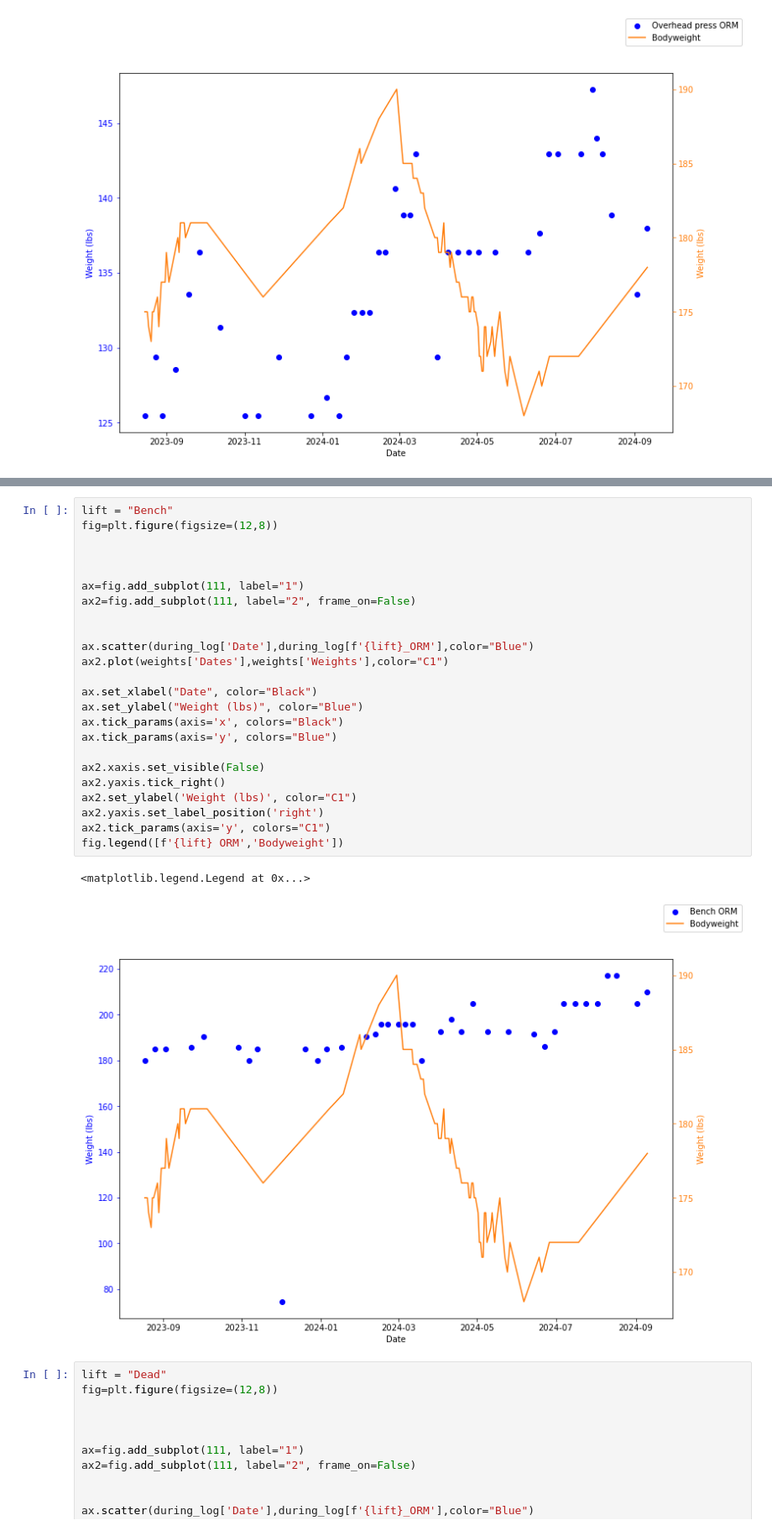
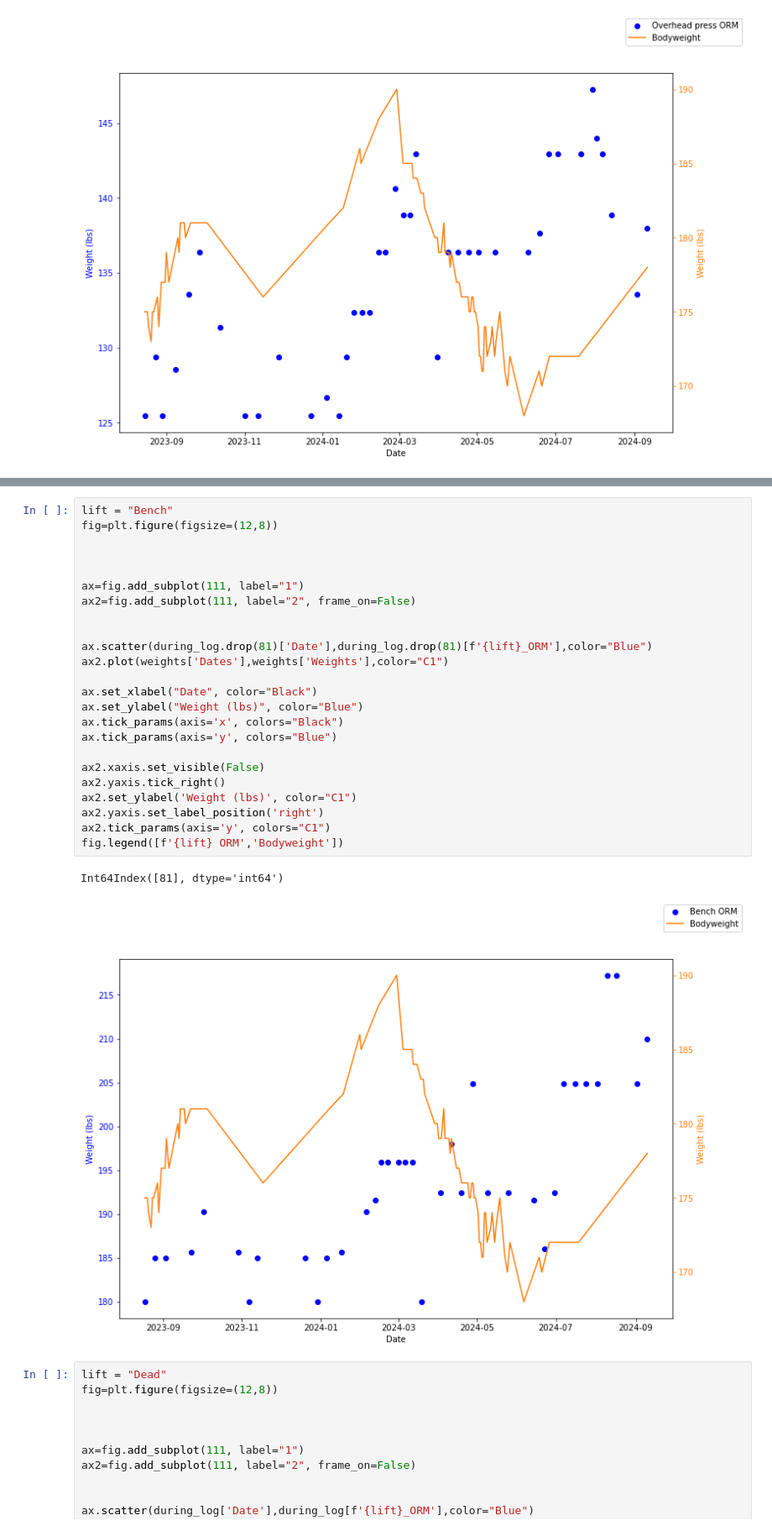
Before and after one commit to brekkies/Weightlifting-Progress-Tracker, a Jupyter notebook: WorkoutData2024.ipynb, the cells around one changed output, grey strips where cells are left out. Shown at 84% size. Drawn from its saved outputs; the diff is of its cells as text.

```diff
--- a/WorkoutData2024.ipynb
+++ b/WorkoutData2024.ipynb
@@ -358,30 +340,30 @@ fig.legend([f'{lift} ORM','Bodyweight'])
 # %%
 lift = "Bench"
 fig=plt.figure(figsize=(12,8))
 
 
 
 ax=fig.add_subplot(111, label="1")
 ax2=fig.add_subplot(111, label="2", frame_on=False)
 
 
-ax.scatter(during_log['Date'],during_log[f'{lift}_ORM'],color="Blue")
+ax.scatter(during_log.drop(81)['Date'],during_log.drop(81)[f'{lift}_ORM'],color="Blue")
 ax2.plot(weights['Dates'],weights['Weights'],color="C1")
 
 ax.set_xlabel("Date", color="Black")
 ax.set_ylabel("Weight (lbs)", color="Blue")
 ax.tick_params(axis='x', colors="Black")
 ax.tick_params(axis='y', colors="Blue")
 
 ax2.xaxis.set_visible(False)
 ax2.yaxis.tick_right()
 ax2.set_ylabel('Weight (lbs)', color="C1")
 ax2.yaxis.set_label_position('right')
 ax2.tick_params(axis='y', colors="C1")
 fig.legend([f'{lift} ORM','Bodyweight'])
 # %% [output]
-<matplotlib.legend.Legend at 0x...>
+Int64Index([81], dtype='int64')
-[figure, old version]
+[figure, new version]
 # %%
 lift = "Dead"
 fig=plt.figure(figsize=(12,8))
```
Also changed, not shown: parts of 8 cells of this notebook.
